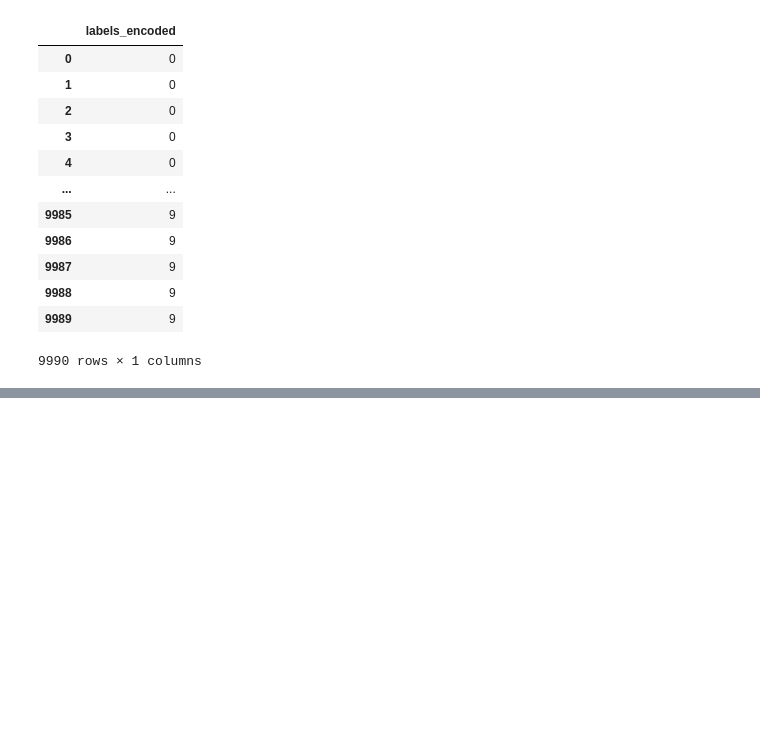
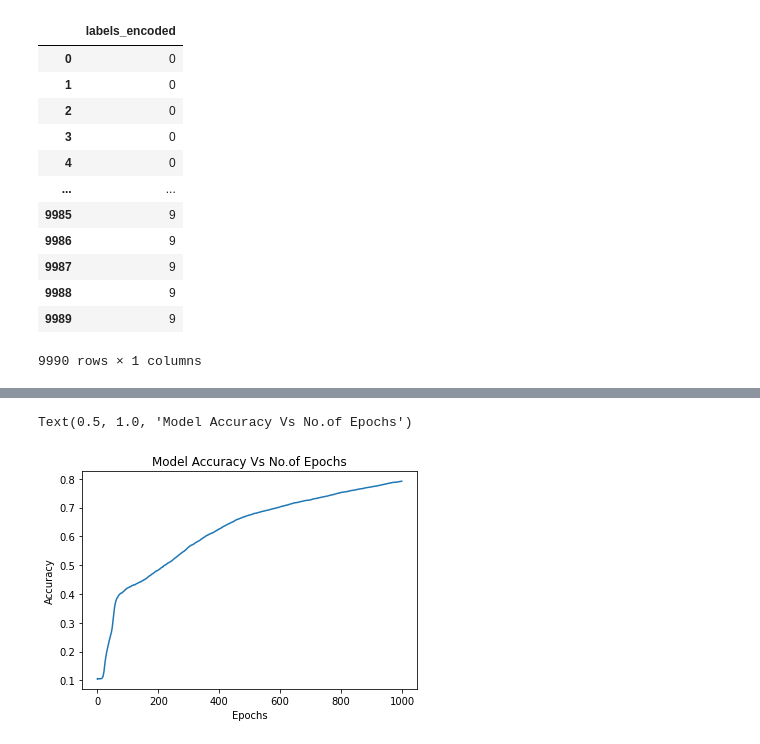
Before and after one commit to kalp121212/DS303_Project, a Jupyter notebook: GTZAN.ipynb, the cells around one changed output, grey strips where cells are left out. Cells and saved outputs as stored; diff of their text form; code cells hidden in the pictures; blank space fills up the shorter version.

```diff
--- a/GTZAN.ipynb
+++ b/GTZAN.ipynb
@@ -81,0 +108,7 @@ print(x_train.shape)
+# %%
+modelnnscale = keras.models.Sequential([
+      keras.layers.Flatten(input_shape=[57]),
+      keras.layers.Dense(40, activation= 'sigmoid'),
+      keras.layers.Dense(20, activation= 'sigmoid'),
+      keras.layers.Dense(10, activation='softmax' )
+])
@@ -81,0 +157,2 @@ print(x_train.shape)
+# %%
+modelnnscale.compile(optimizer='Adam', loss='sparse_categorical_crossentropy', metrics='accuracy')
@@ -81,0 +190,3 @@ print(x_train.shape)
+# %%
+early_stopping_monitor = EarlyStopping(patience=2)
+history_sc = modelnnscale.fit(x_train_scaled, y_train, epochs=1000, batch_size=8990,validation_data=(x_val_scaled, y_val), callbacks=[early_stopping_monitor], verbose=2)
@@ -81,0 +211,8 @@ print(x_train.shape)
+# %%
+plt.plot(history_sc.history['accuracy'])
+plt.xlabel('Epochs')
+plt.ylabel('Accuracy')
+plt.title('Model Accuracy Vs No.of Epochs')
+# %% [output]
+Text(0.5, 1.0, 'Model Accuracy Vs No.of Epochs')
+[figure, added]
```
Also changed, not shown: parts of 18 cells of this notebook.
